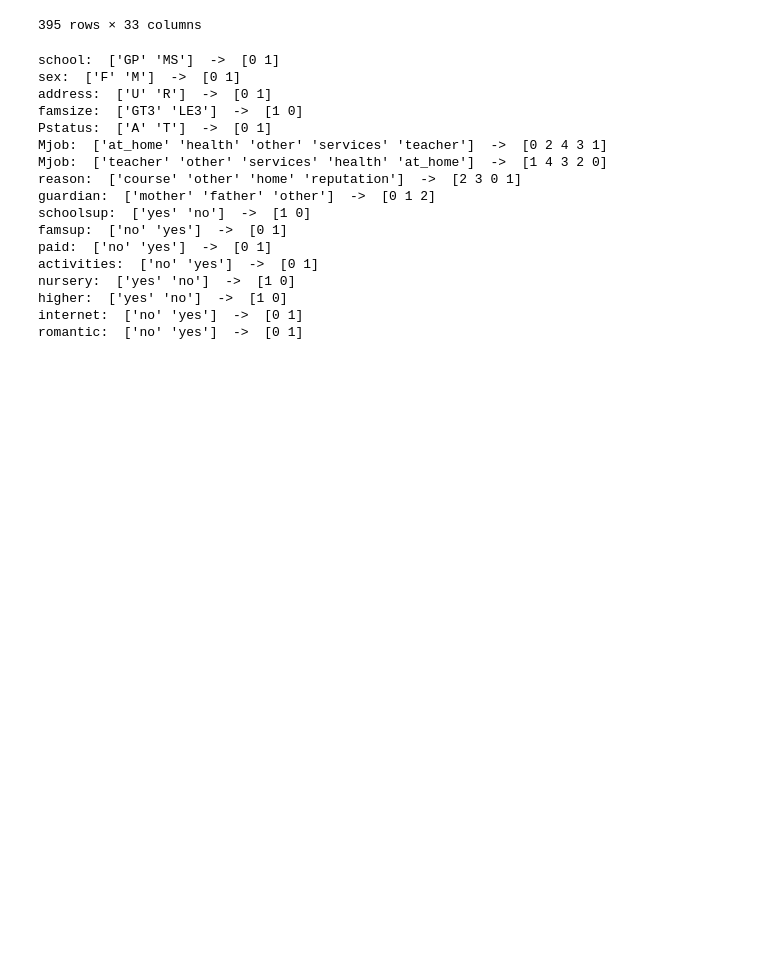
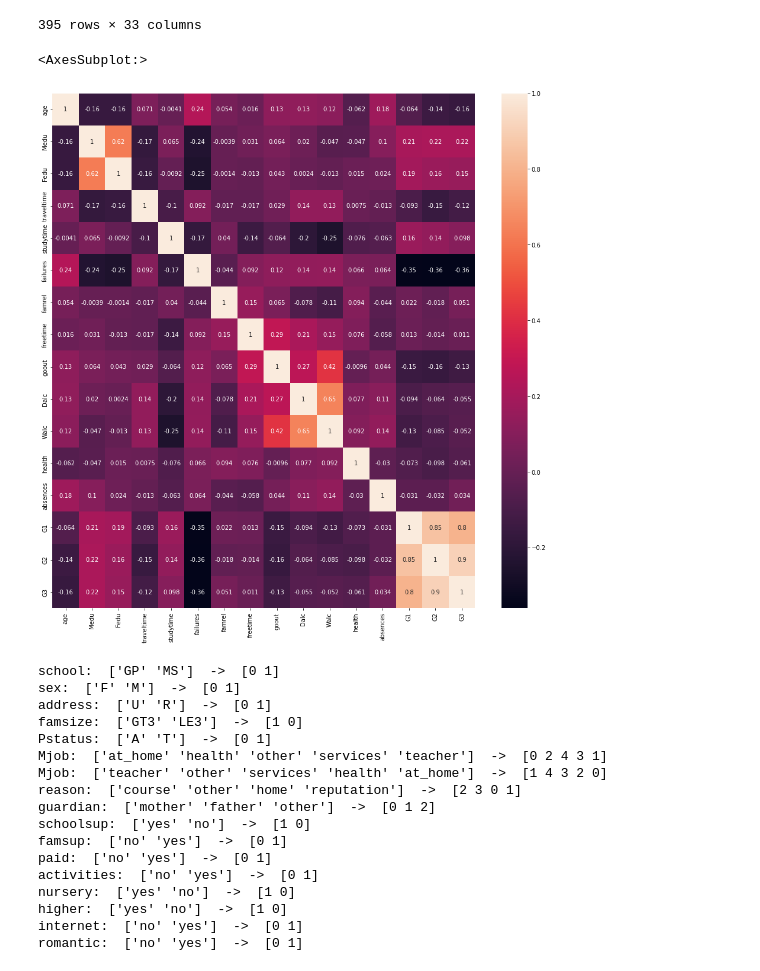
Before and after one commit to JanhaviAnap/StudentPerformanceAnalysis, a Jupyter notebook: StudentPerformanceAnalysis.ipynb, the cells around one changed output. Drawn from its saved outputs; the diff is of its cells as text; code cells hidden in the pictures; blank space fills up the shorter version.

Commit message:
sample input and heatmap

```diff
--- a/StudentPerformanceAnalysis.ipynb
+++ b/StudentPerformanceAnalysis.ipynb
@@ -59,6 +59,14 @@ data
 | 393 | MS | M | 18 | R | LE3 | T | 3 | 2 | services | other | ... | ... |
 | 394 | MS | M | 19 | U | LE3 | T | 1 | 1 | other | at_home | ... | ... |
 395 rows × 33 columns
+# %%
+import seaborn as sns
+corr_matrix=data.corr()
+plt.figure(figsize = (16,16))
+sns.heatmap(corr_matrix,annot=True)
+# %% [output]
+<AxesSubplot:>
+[figure, added]
 # %%
 # data preprocessing
 
```
Also changed, not shown: parts of 3 cells of this notebook.
